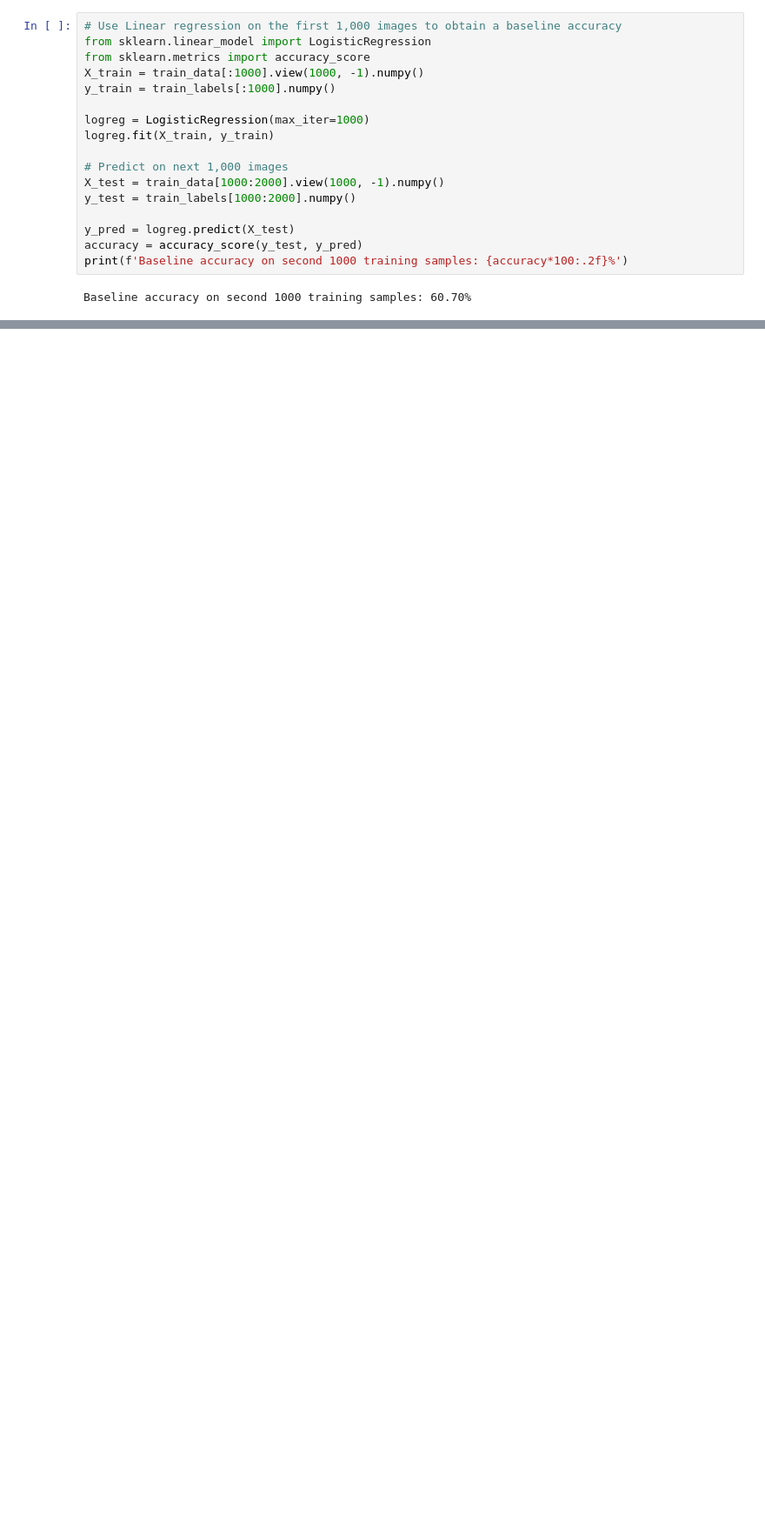
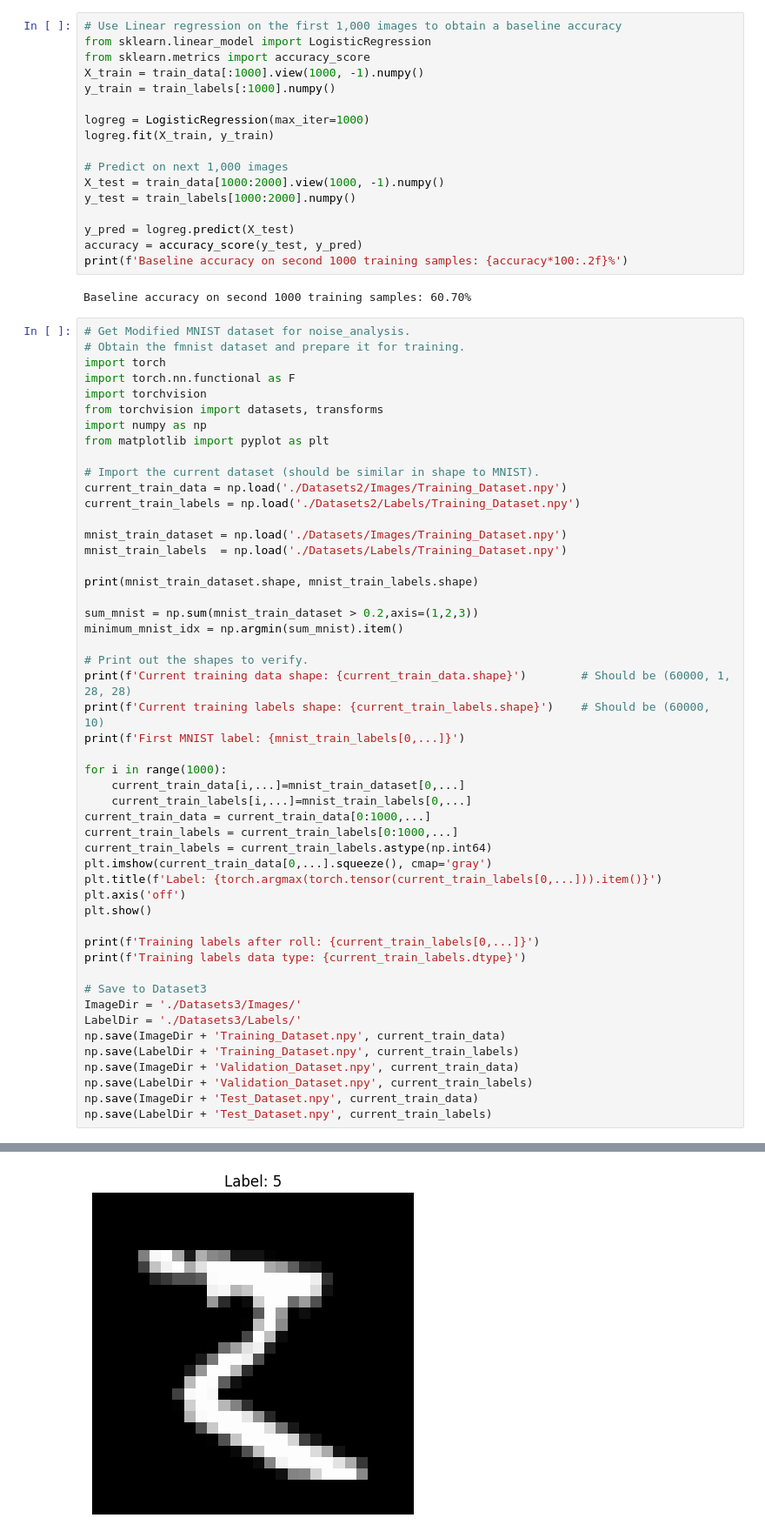
Before and after one commit to tsopeter/VM_NES_Training, a Jupyter notebook: get_data.ipynb, the cells around one changed output, grey strips where cells are left out. Shown at 87% size. Saved outputs shown, nothing was run; the diff lists cells and outputs as text; blank space fills up the shorter version.

```diff
--- a/get_data.ipynb
+++ b/get_data.ipynb
@@ -514,3 +506,54 @@ accuracy = accuracy_score(y_test, y_pred)
 print(f'Baseline accuracy on second 1000 training samples: {accuracy*100:.2f}%')
 # %% [output]
 Baseline accuracy on second 1000 training samples: 60.70%
+# %%
+# Get Modified MNIST dataset for noise_analysis.
+# Obtain the fmnist dataset and prepare it for training.
+import torch
+import torch.nn.functional as F
+import torchvision
+from torchvision import datasets, transforms
+import numpy as np
+from matplotlib import pyplot as plt
+
+# Import the current dataset (should be similar in shape to MNIST).
+current_train_data = np.load('./Datasets2/Images/Training_Dataset.npy')
+current_train_labels = np.load('./Datasets2/Labels/Training_Dataset.npy')
+
+mnist_train_dataset = np.load('./Datasets/Images/Training_Dataset.npy')
+mnist_train_labels  = np.load('./Datasets/Labels/Training_Dataset.npy')
+
+print(mnist_train_dataset.shape, mnist_train_labels.shape)
+
+sum_mnist = np.sum(mnist_train_dataset > 0.2,axis=(1,2,3))
+minimum_mnist_idx = np.argmin(sum_mnist).item()
+
+# Print out the shapes to verify.
+print(f'Current training data shape: {current_train_data.shape}')        # Should be (60000, 1, 28, 28)
+print(f'Current training labels shape: {current_train_labels.shape}')    # Should be (60000, 10)
+print(f'First MNIST label: {mnist_train_labels[0,...]}')
+
+for i in range(1000):
+    current_train_data[i,...]=mnist_train_dataset[0,...]
+    current_train_labels[i,...]=mnist_train_labels[0,...]
+current_train_data = current_train_data[0:1000,...]
+current_train_labels = current_train_labels[0:1000,...]
+current_train_labels = current_train_labels.astype(np.int64)
+plt.imshow(current_train_data[0,...].squeeze(), cmap='gray')
+plt.title(f'Label: {torch.argmax(torch.tensor(current_train_labels[0,...])).item()}')
+plt.axis('off')
+plt.show()
+
+print(f'Training labels after roll: {current_train_labels[0,...]}')
+print(f'Training labels data type: {current_train_labels.dtype}')
+
+# Save to Dataset3
+ImageDir = './Datasets3/Images/'
+LabelDir = './Datasets3/Labels/'
+np.save(ImageDir + 'Training_Dataset.npy', current_train_data)
+np.save(LabelDir + 'Training_Dataset.npy', current_train_labels)
+np.save(ImageDir + 'Validation_Dataset.npy', current_train_data)
+np.save(LabelDir + 'Validation_Dataset.npy', current_train_labels)
+np.save(ImageDir + 'Test_Dataset.npy', current_train_data)
+np.save(LabelDir + 'Test_Dataset.npy', current_train_labels)
+# %% [output]
@@ -516,0 +564 @@ Baseline accuracy on second 1000 training samples: 60.70%
+[figure, added]
```
Also changed, not shown: parts of 5 cells of this notebook, 11 other files.
